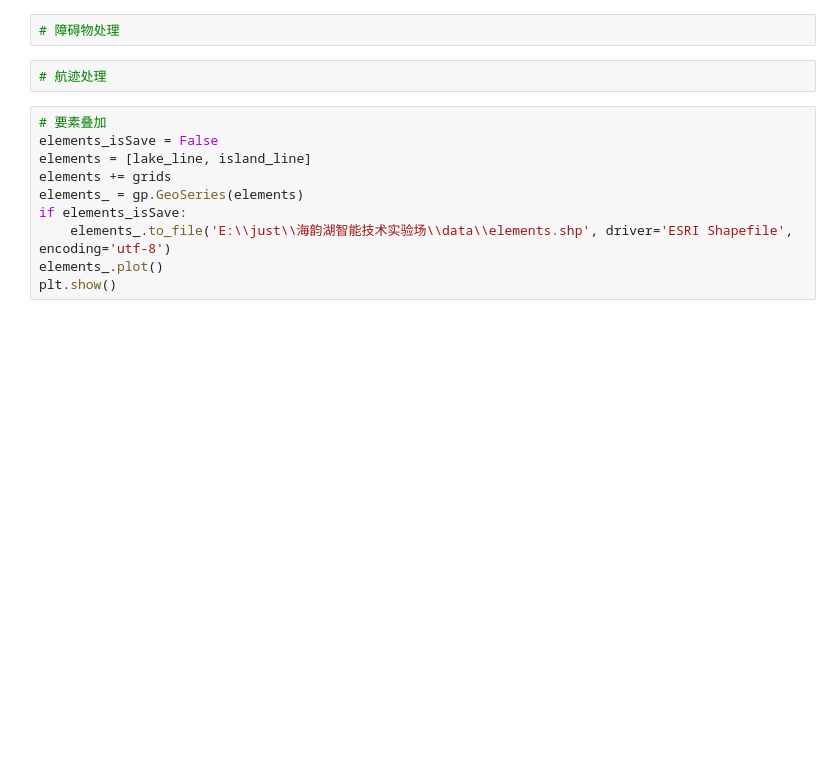
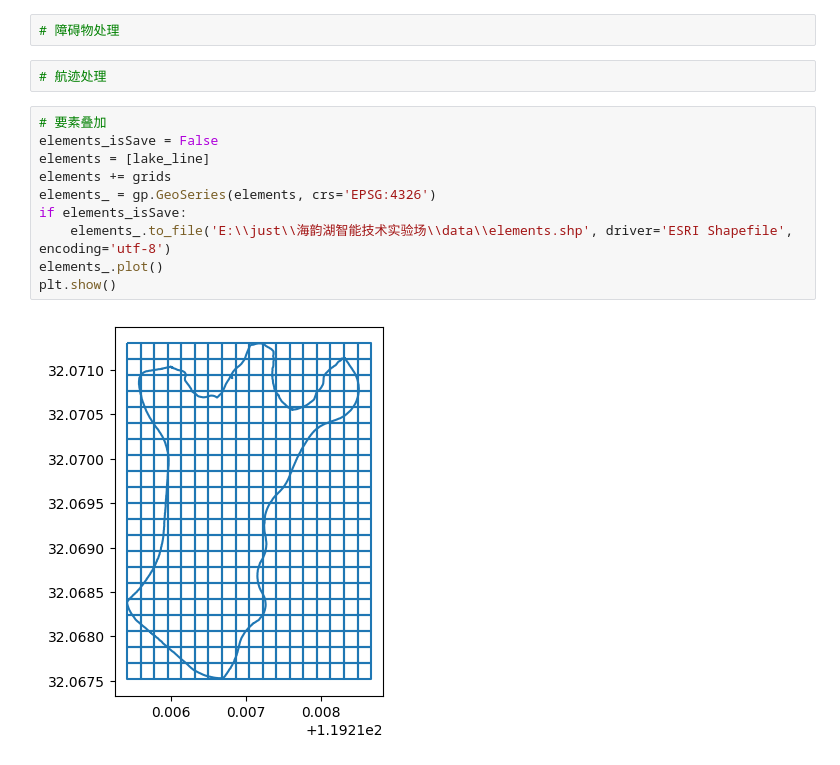
Before and after one commit to CNPolaris/rrt, a Jupyter notebook: map/haiyunhu.ipynb, the cells around one changed output. Cells and saved outputs as stored; diff of their text form; blank space fills up the shorter version.

```diff
--- a/map/haiyunhu.ipynb
+++ b/map/haiyunhu.ipynb
@@ -95,10 +98,12 @@ plt.show()
 # %%
 # 要素叠加
 elements_isSave = False
-elements = [lake_line, island_line]
+elements = [lake_line]
 elements += grids
-elements_ = gp.GeoSeries(elements)
+elements_ = gp.GeoSeries(elements, crs='EPSG:4326')
 if elements_isSave:
     elements_.to_file('E:\\just\\海韵湖智能技术实验场\\data\\elements.shp', driver='ESRI Shapefile', encoding='utf-8')
 elements_.plot()
 plt.show()
+# %% [output]
+[figure, added]
```
Also changed, not shown: parts of 3 cells of this notebook.
